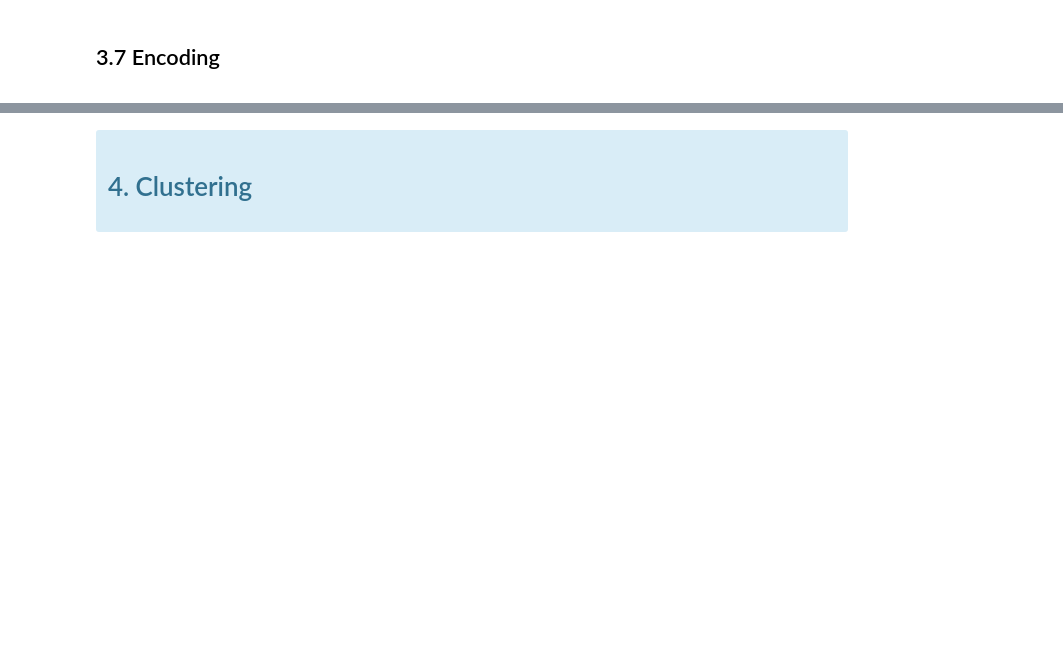
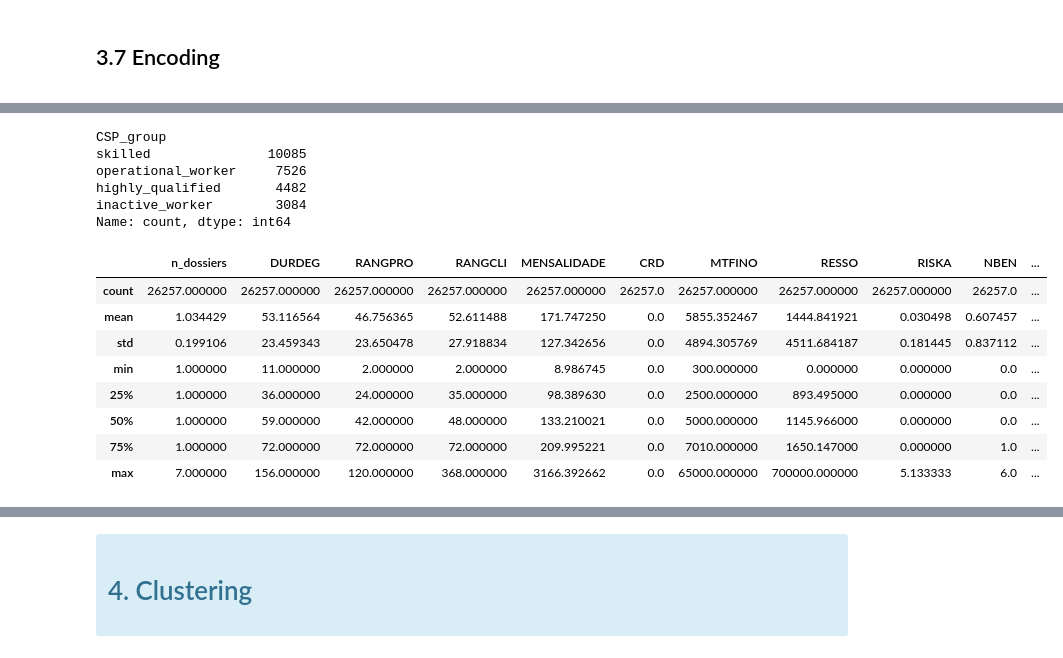
Before and after one commit to Alanog10/BNP-Paribas, a Jupyter notebook: Clustering.ipynb, the cells around one changed output, grey strips where cells are left out. Saved outputs shown, nothing was run; the diff lists cells and outputs as text; code cells hidden in the pictures; blank space fills up the shorter version.

```diff
--- a/Clustering.ipynb
+++ b/Clustering.ipynb
@@ -851,0 +925,58 @@ scaled_data.head()
+# %%
+csp_groups = {
+    # Highly qualified professionals
+    20: 'highly_qualified',
+    30: 'highly_qualified',
+    31: 'highly_qualified',
+    32: 'highly_qualified',
+    33: 'highly_qualified',
+    34: 'highly_qualified',
+    40: 'highly_qualified',
+    41: 'highly_qualified',
+
+    # Skilled
+    10: 'skilled',
+    15: 'skilled',
+    35: 'skilled',
+    60: 'skilled',
+    70: 'skilled',
+    74: 'skilled',
+
+    # Operational workers
+    80: 'operational_worker',
+    81: 'operational_worker',
+    86: 'operational_worker',
+
+    # Inactive worker
+    25: 'inactive_worker',
+    90: 'inactive_worker',
+    91: 'inactive_worker',
+    92: 'inactive_worker',
+    96: 'inactive_worker',
+    99: 'inactive_worker'
+}
+
+BNP_sol['CSP_group'] = BNP_sol['CSP'].map(csp_groups)
+BNP_san['CSP_group'] = BNP_san['CSP'].map(csp_groups)
+# %%
+#how many clients exists for each classification (Alphabetical order)
+BNP_sol['CSP_group'].value_counts()
+# %% [output]
+CSP_group
+skilled               10085
+operational_worker     7526
+highly_qualified       4482
+inactive_worker        3084
+Name: count, dtype: int64
+# %%
+BNP_sol.describe()
+# %% [output]
+|  | n_dossiers | DURDEG | RANGPRO | RANGCLI | MENSALIDADE | CRD | MTFINO | RESSO | RISKA | NBEN | ... |
+| count | 26257.000000 | 26257.000000 | 26257.000000 | 26257.000000 | 26257.000000 | 26257.0 | 26257.000000 | 26257.000000 | 26257.000000 | 26257.0 | ... |
+| mean | 1.034429 | 53.116564 | 46.756365 | 52.611488 | 171.747250 | 0.0 | 5855.352467 | 1444.841921 | 0.030498 | 0.607457 | ... |
+| std | 0.199106 | 23.459343 | 23.650478 | 27.918834 | 127.342656 | 0.0 | 4894.305769 | 4511.684187 | 0.181445 | 0.837112 | ... |
+| min | 1.000000 | 11.000000 | 2.000000 | 2.000000 | 8.986745 | 0.0 | 300.000000 | 0.000000 | 0.000000 | 0.0 | ... |
+| 25% | 1.000000 | 36.000000 | 24.000000 | 35.000000 | 98.389630 | 0.0 | 2500.000000 | 893.495000 | 0.000000 | 0.0 | ... |
+| 50% | 1.000000 | 59.000000 | 42.000000 | 48.000000 | 133.210021 | 0.0 | 5000.000000 | 1145.966000 | 0.000000 | 0.0 | ... |
+| 75% | 1.000000 | 72.000000 | 72.000000 | 72.000000 | 209.995221 | 0.0 | 7010.000000 | 1650.147000 | 0.000000 | 1.0 | ... |
+| max | 7.000000 | 156.000000 | 120.000000 | 368.000000 | 3166.392662 | 0.0 | 65000.000000 | 700000.000000 | 5.133333 | 6.0 | ... |
```
Also changed, not shown: parts of 9 cells of this notebook.
